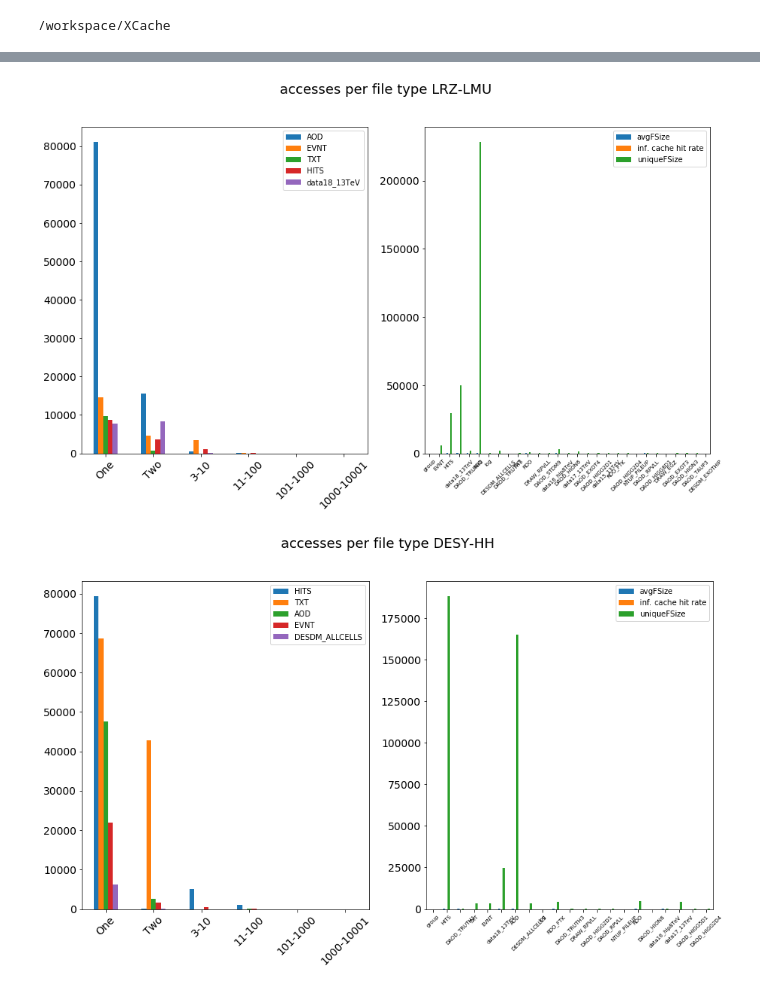
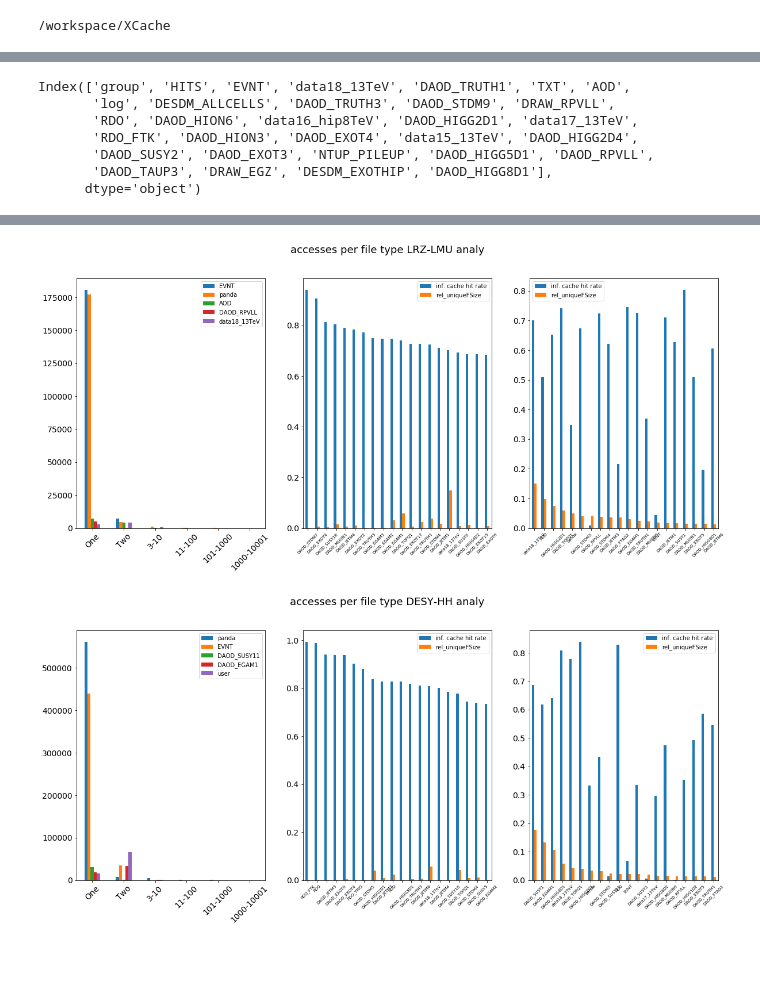
Before and after one commit to gdxd/XCache, a Jupyter notebook: MyExtractor.ipynb, the cells around one changed output, grey strips where cells are left out. Cells and saved outputs as stored; diff of their text form; code cells hidden in the pictures; blank space fills up the shorter version.

Commit message:
Included analy

```diff
--- a/MyExtractor.ipynb
+++ b/MyExtractor.ipynb
@@ -9,6 +9,8 @@ import pandas as pd
 
 start_date = '2018-08-01 00:00:00'
 end_date = '2018-09-01 00:00:00'
+#start_date = '2018-08-01 00:00:00'
+#end_date = '2018-09-01 00:00:00'
 #site = 'LRZ-LMU'
 #site = 'DESY-HH'
 site = 'MPPMU'
@@ -20,7 +22,8 @@ print("start:", start_date, "end:", end_date)
 start = int(pd.Timestamp(start_date).timestamp())
 end = int(pd.Timestamp(end_date).timestamp())
 
-kind = 'prod'
+#kind = 'prod'
+kind = 'analy'
 
 my_query = {
     "_source": ["time_start", "time_end", "site", "event", "scope", "filename", "filesize"],
@@ -32,8 +35,8 @@ my_query = {
                 {'wildcard': {'site': site + '*'}},
                 # {'wildcard': {'filename': 'EVNT*'}},
                 #{'wildcard': {'event': 'get_sm*'}},
-                {'term': {'event': 'get_sm'}},
-                # {'term': {'event': 'get_sm_a'}},
+                #{'term': {'event': 'get_sm'}},
+                {'term': {'event': 'get_sm_a'}},
                 # {'term': {'event': 'download'}},
             ]
         }
@@ -79,3 +268,13 @@ start: 2018-08-01 00:00:00 end: 2018-09-01 00:00:00
+# %%
+totdf.index
+# %% [output]
+Index(['group', 'HITS', 'EVNT', 'data18_13TeV', 'DAOD_TRUTH1', 'TXT', 'AOD',
+       'log', 'DESDM_ALLCELLS', 'DAOD_TRUTH3', 'DAOD_STDM9', 'DRAW_RPVLL',
+       'RDO', 'DAOD_HION6', 'data16_hip8TeV', 'DAOD_HIGG2D1', 'data17_13TeV',
+       'RDO_FTK', 'DAOD_HION3', 'DAOD_EXOT4', 'data15_13TeV', 'DAOD_HIGG2D4',
+       'DAOD_SUSY2', 'DAOD_EXOT3', 'NTUP_PILEUP', 'DAOD_HIGG5D1', 'DAOD_RPVLL',
+       'DAOD_TAUP3', 'DRAW_EGZ', 'DESDM_EXOTHIP', 'DAOD_HIGG8D1'],
+      dtype='object')
 # %%
 #GD
 # input files e.g. ../data/AUG/LRZ-LMU_prod_AUG.h5
@@ -99,10 +298,16 @@ PB = 1024 * TB
 #sites = ['MWT2', 'AGLT2', 'NET2', 'SWT2', 'BNL']  # , 'OU_OSCER',  'UTA_SWT2',
 sites = ['LRZ-LMU','DESY-HH','MPPMU']
 #sites = ['LRZ-LMU']
+#sites = ['DESY-HH']
 filetypes = []
 
 periods = ['AUG']  # must be listed in order
-kinds = ['prod']  # prod
+#kinds = ['prod']  # prod
+kinds = ['analy']  #
+
+
+
+
 title = ','.join(sites)
 
 bs = [1, 2, 10, 100, 1000, 10000, 100000]
@@ -138,25 +343,34 @@ for site in sites:
                                                      '101-1000', '1000-10001']).sort_values("One", ascending=False)
 
     totdf = pd.DataFrame(totalacc, index=fts, columns=['total', 'unique','avgFSize'])
+    #GD > 100 accesses
+    totdf = totdf[totdf.total>100]
     totdf['inf. cache hit rate'] = (totdf.total - totdf.unique) / totdf.total
     totdf['uniqueFSize'] = totdf.unique * totdf.avgFSize
+    totdf['rel_uniqueFSize']=totdf.uniqueFSize/totdf.uniqueFSize.sum()
     totdf.sort_values('inf. cache hit rate', ascending=False, inplace=True)
     print(totdf)
 
     print('Sum Unique Filesize :', totdf.uniqueFSize.sum())
-
     accdf = accdf[0:5]
     print(accdf)
 
     # put together in a stacked plot.
-    fig, ax = plt.subplots(1, 2, figsize=(15, 8))
-    title = 'accesses per file type ' + site
+    fig, ax = plt.subplots(1, 3, figsize=(20, 8))
+    title = 'accesses per file type ' + site + " " + kinds[0]
     fig.suptitle(title, fontsize=18)
     accdf.transpose().plot(ax=ax[0], kind='bar', stacked=False, logy=False, rot=45)
 
-    totdf = totdf.drop(columns=["total", "unique"])
+    totdf2 = totdf.drop(columns=["total", "unique","uniqueFSize",'avgFSize'])
     ax[1].tick_params(axis='x', which='major', labelsize=7)
-    totdf.plot(ax=ax[1], kind='bar', rot=45)
+    #totdf2['inf. cache hit rate'].plot(ax=ax[1], kind='bar', rot=45)
+    nshow=min(20,len(totdf2))
+    totdf2[:nshow].plot(ax=ax[1], kind='bar', rot=45)
+    totdf2.sort_values('rel_uniqueFSize', ascending=False, inplace=True)
+    #print(totdf2)
+    ax[2].tick_params(axis='x', which='major', labelsize=7)
+    totdf2[:nshow].plot(ax=ax[2], kind='bar', rot=45)
+
 
     fig.savefig(title.replace(' ', '_') + '.png')
 
@@ -197,20 +411,32 @@ accdf = accdf[0:5]
 print(accdf)
 
 totdf = pd.DataFrame(totalacc, index=fts, columns=['total', 'unique','avgFSize'])
+#GD > 100 accesses
+totdf = totdf[totdf.total>100]
 totdf['inf. cache hit rate'] = (totdf.total - totdf.unique) / totdf.total
+totdf['uniqueFSize'] = totdf.unique * totdf.avgFSize
+totdf['rel_uniqueFSize']=totdf.uniqueFSize/totdf.uniqueFSize.sum()
 totdf.sort_values('inf. cache hit rate', ascending=False, inplace=True)
 print(totdf)
 
 
 # put together in a stacked plot.
-fig, ax = plt.subplots(1, 2, figsize=(8, 8))
-title = 'accesses per file type ALL sites'
+fig, ax = plt.subplots(1, 3, figsize=(20, 8))
+title = 'accesses per file type ALL sites' + " " + kinds[0]
 fig.suptitle(title, fontsize=18)
 accdf.transpose().plot(ax=ax[0], kind='bar', stacked=False, logy=False, rot=45)
 
-totdf = totdf.drop(columns=["total", "unique",'avgFSize'])
+totdf2 = totdf.drop(columns=["total", "unique","uniqueFSize",'avgFSize'])
 ax[1].tick_params(axis='x', which='major', labelsize=7)
-totdf.plot(ax=ax[1], kind='bar', rot=45)
+#totdf2['inf. cache hit rate'].plot(ax=ax[1], kind='bar', rot=45)
+nshow=min(20,len(totdf2))
+totdf2[:nshow].plot(ax=ax[1], kind='bar', rot=45)
+totdf2.sort_values('rel_uniqueFSize', ascending=False, inplace=True)
+#print(totdf2)
+ax[2].tick_params(axis='x', which='major', labelsize=7)
+totdf2[:nshow].plot(ax=ax[2], kind='bar', rot=45)
+
+
 
 fig.savefig(title.replace(' ', '_') + '.png')
 # %% [output]
@@ -234,2 +460,2 @@ DAOD_HIGG8D1        80      80  0.151788             0.000000
-[figure, old version]
+[figure, new version]
-[figure, old version]
+[figure, new version]
```
Also changed, not shown: parts of 7 cells of this notebook.
